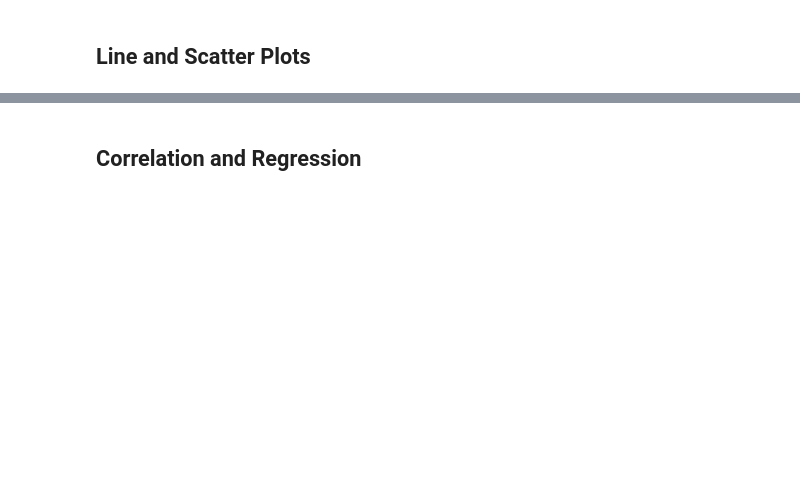
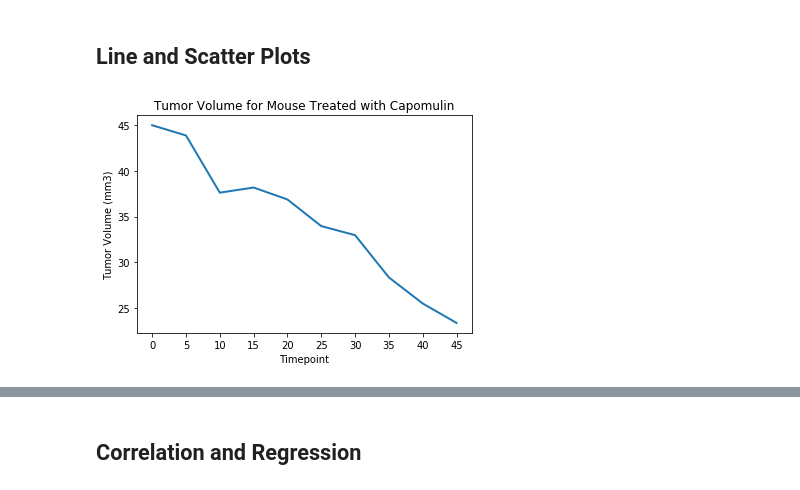
Before and after one commit to allisonhowe/matplotlib-challenge, a Jupyter notebook: pymaceuticals.ipynb, the cells around one changed output, grey strips where cells are left out. Cells and saved outputs as stored; diff of their text form; code cells hidden in the pictures; blank space fills up the shorter version.

```diff
--- a/pymaceuticals.ipynb
+++ b/pymaceuticals.ipynb
@@ -282,0 +289,17 @@ dtype: float64
+# %%
+# Generate a line plot of time point versus tumor volume for a mouse treated with Capomulin
+
+# Create dataframe with only mice on Capomulin
+loc_capomulin = clean_df.loc[(clean_df['Drug Regimen'] == 'Capomulin')].reset_index()
+
+# Filter Capomulin dataframe to only include data on first mouse
+mouse_capomulin = loc_capomulin.loc[(loc_capomulin['Mouse ID'] == loc_capomulin['Mouse ID'][0])]
+
+# Generate line plot
+plt.plot(mouse_capomulin['Timepoint'], mouse_capomulin['Tumor Volume (mm3)'], linewidth = 2)
+plt.xlabel("Timepoint")
+plt.ylabel("Tumor Volume (mm3)")
+plt.title("Tumor Volume for Mouse Treated with Capomulin")
+timepoint_xticks = plt.xticks(mouse_capomulin['Timepoint'])
+# %% [output]
+[figure, added]
```
Also changed, not shown: parts of 16 cells of this notebook.
